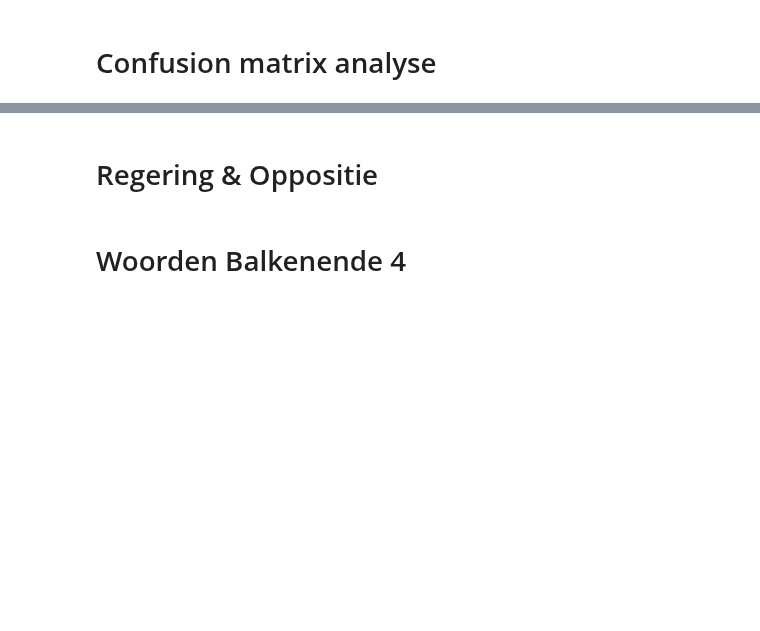
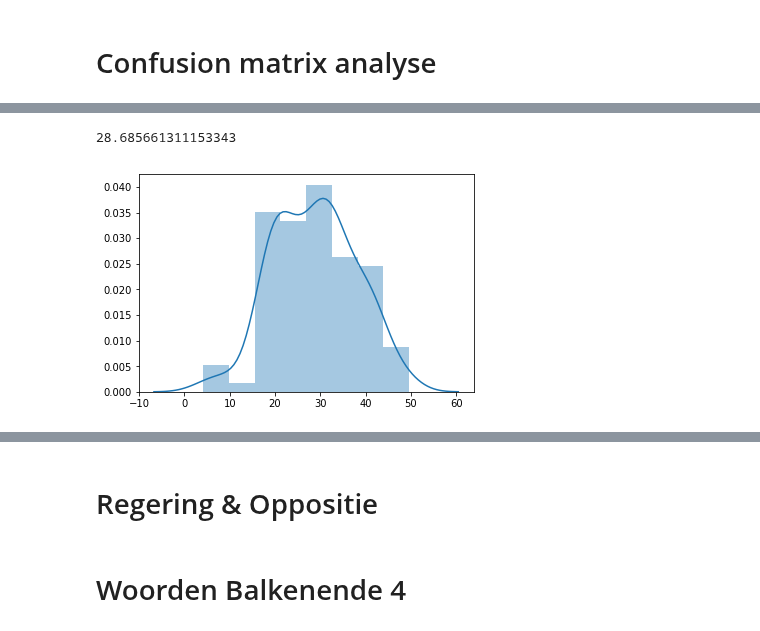
Before and after one commit to jaspervanderheide/Scriptie-Sprekers-TK, a Jupyter notebook: CompleteNotebook.ipynb, the cells around one changed output, grey strips where cells are left out. Saved outputs shown, nothing was run; the diff lists cells and outputs as text; code cells hidden in the pictures; blank space fills up the shorter version.

```diff
--- a/CompleteNotebook.ipynb
+++ b/CompleteNotebook.ipynb
@@ -404,6 +484,11 @@ np.mean(list(chain.from_iterable(o)))
 # %%
 ax = sns.distplot(list(chain.from_iterable(r)),norm_hist=False)
+fig = ax.get_figure()
+fig.savefig('Verslag/Tables/Regering.png')
 np.mean(list(chain.from_iterable(r)))
+# %% [output]
+28.685661311153343
+[figure, added]
 # %%
 ax = sns.distplot(list(chain.from_iterable(m)),norm_hist=False)
 np.mean(list(chain.from_iterable(m)))
```
Also changed, not shown: parts of 10 cells of this notebook, 10 other files.
